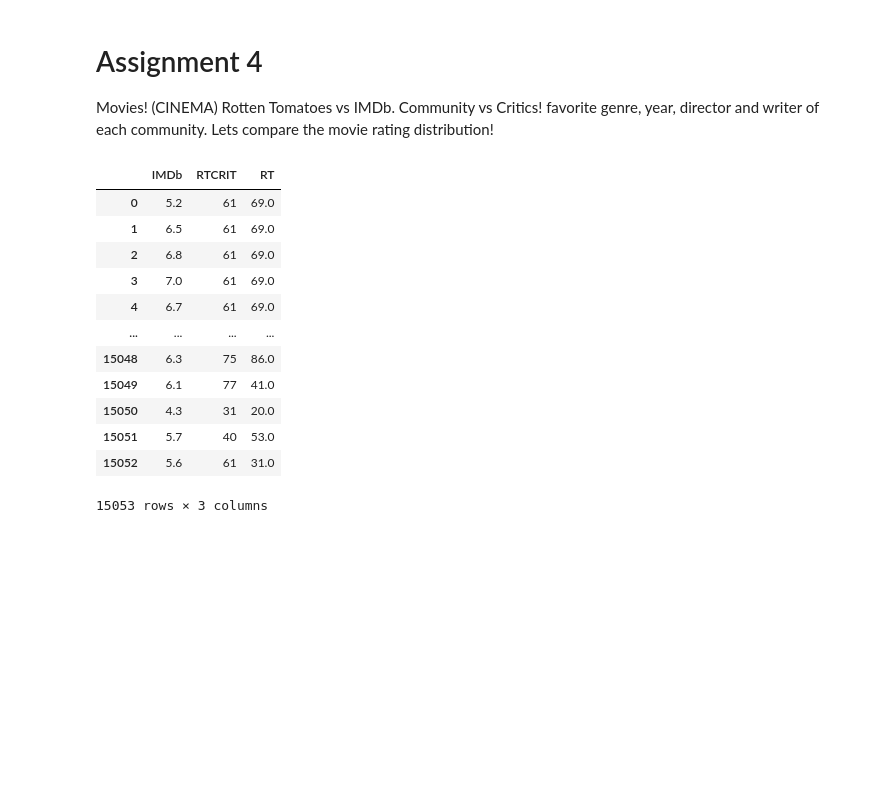
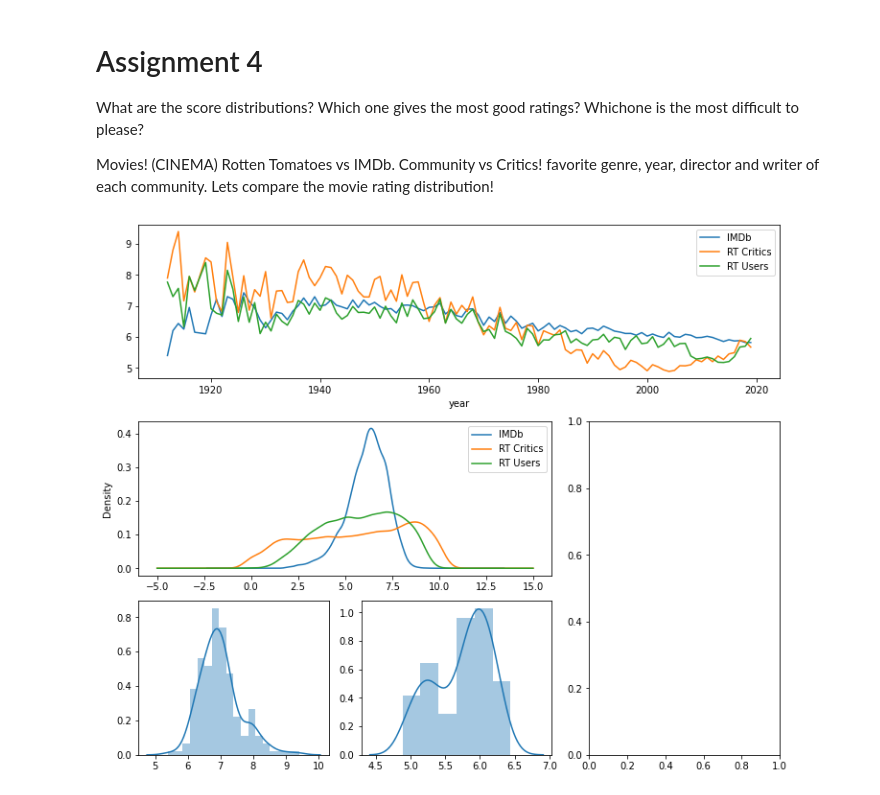
Before and after one commit to MauroEBordon/Applied-Data-Science-in-Python, a Jupyter notebook: 2.Applied Plotting, Charting & Data Representation in Python/Week 4/Assignment4.ipynb, the cells around one changed output. Drawn from its saved outputs; the diff is of its cells as text; code cells hidden in the pictures; blank space fills up the shorter version.

```diff
--- a/2.Applied Plotting, Charting & Data Representation in Python/Week 4/Assignment4.ipynb
+++ b/2.Applied Plotting, Charting & Data Representation in Python/Week 4/Assignment4.ipynb
@@ -1,5 +1,8 @@
 # %% [markdown]
 # Assignment 4
+
+What are the score distributions? Which one gives the most good ratings? Whichone is the most difficult to please?
+
 Movies! (CINEMA)
 Rotten Tomatoes vs IMDb.
 Community vs Critics!
@@ -13,22 +18,37 @@ import numpy as np
-# %%
-#cleaning the data
-moviedb = pd.read_csv("allmovies.csv")
-ratings = moviedb[["avg_vote", "tomatometer_rating", "audience_rating"]].copy()
-ratings = ratings.rename(columns = {"avg_vote": "IMDb", "tomatometer_rating": "RTCRIT", "audience_rating": "RT"})
-
-ratings[]
-ratings.plot.kde()
-# %% [output]
-|  | IMDb | RTCRIT | RT |
-| 0 | 5.2 | 61 | 69.0 |
-| 1 | 6.5 | 61 | 69.0 |
-| 2 | 6.8 | 61 | 69.0 |
-| 3 | 7.0 | 61 | 69.0 |
-| 4 | 6.7 | 61 | 69.0 |
-| ... | ... | ... | ... |
-| 15048 | 6.3 | 75 | 86.0 |
-| 15049 | 6.1 | 77 | 41.0 |
-| 15050 | 4.3 | 31 | 20.0 |
-| 15051 | 5.7 | 40 | 53.0 |
-| 15052 | 5.6 | 61 | 31.0 |
-15053 rows × 3 columns
+# %%
+moviedb = pd.read_csv("allmovies.csv")
+moviedb = moviedb.rename(columns = {"avg_vote": "IMDb", "tomatometer_rating": "RT Critics", "audience_rating": "RT Users"})
+moviedb["RT Users"] = moviedb["RT Users"]/10
+moviedb["RT Critics"] = moviedb["RT Critics"]/10;
+ratings = moviedb[["IMDb", "RT Critics", "RT Users"]].copy()
+# %%
+by_year = moviedb[["IMDb", "RT Critics", "RT Users", "year"]].copy()
+all_years = by_year.groupby("year").mean()
+past_years = by_year[by_year["year"] < 1980].groupby("year").mean()
+late_years = by_year[by_year["year"] >= 1980].groupby("year").mean()
+# %%
+def plot_assignment():
+
+    fig = plt.figure(figsize=(10,8),constrained_layout=True)
+    gs = fig.add_gridspec(3, 3)
+    rating_over_years = fig.add_subplot(gs[0, :])
+    rating_kde = fig.add_subplot(gs[1, :-1])
+    table = fig.add_subplot(gs[1:, -1])
+    past = fig.add_subplot(gs[-1, 0])
+    late = fig.add_subplot(gs[-1, -2])
+
+
+    #Yearly rating
+    all_years.plot(ax=rating_over_years)
+
+    #Kernel Density Plot
+    ratings.plot.kde(ax=rating_kde)
+
+    #cumulative kde before 1980
+    sns.distplot(past_years, ax=past)
+    #cumulative kde after 1980
+    sns.distplot(late_years, ax=late)
+
+plot_assignment()
+# %% [output]
+[figure, added]
```
Also changed, not shown: parts of 1 cell of this notebook, 2 other files.
